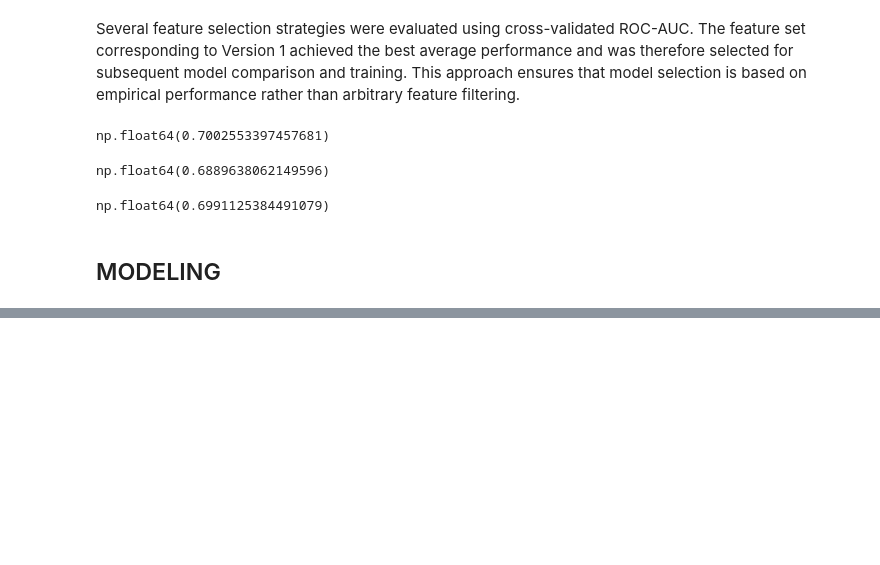
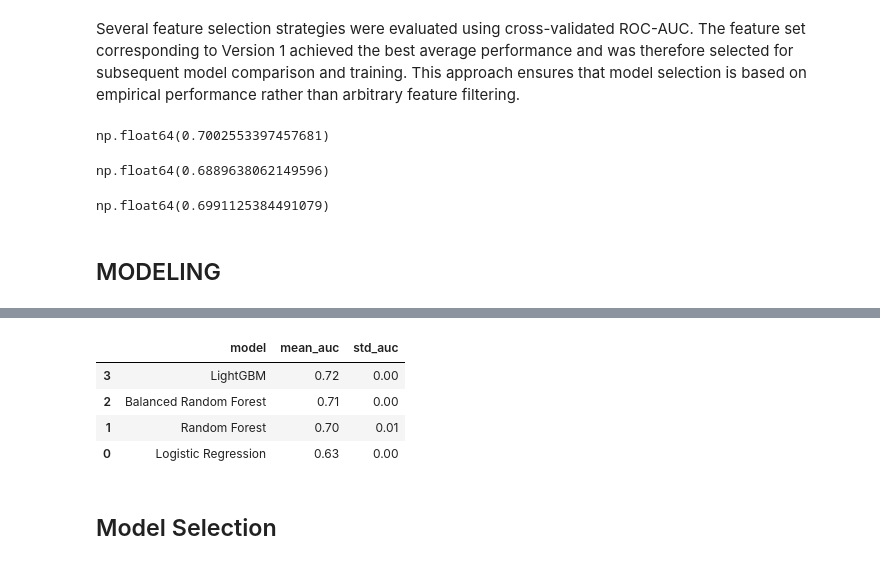
Before and after one commit to 4GeeksAcademy/final_project_creditscoring, a Jupyter notebook: notebooks/EDA.ipynb, the cells around one changed output, grey strips where cells are left out. Cells and saved outputs as stored; diff of their text form; code cells hidden in the pictures; blank space fills up the shorter version.

```diff
--- a/notebooks/EDA.ipynb
+++ b/notebooks/EDA.ipynb
@@ -1568,0 +1572,49 @@ X_train_1a, X_val_1a, y_train_1a, y_val = train_test_split(X_train_1, y_train, t
+# %%
+cv = StratifiedKFold(n_splits=5, shuffle=True, random_state=42)
+X_cv = X_train[features_ob1]
+# %%
+models = {
+    "Logistic Regression": LogisticRegression(
+        max_iter=1000,
+        class_weight="balanced",
+        n_jobs=-1
+    ),
+    "Random Forest": RandomForestClassifier(
+        random_state=42,
+        n_jobs=-1
+    ),
+    "Balanced Random Forest": BalancedRandomForestClassifier(
+        random_state=42,
+        n_jobs=-1
+    ),
+    "LightGBM": lgb.LGBMClassifier(
+        random_state=42,
+        n_jobs=-1
+    )
+}
+# %%
+rows = []
+
+for name, model in models.items():
+    scores = cross_val_score(
+        model, X_cv, y_train, cv=cv, scoring="roc_auc", n_jobs=-1
+    )
+    rows.append({
+        "model": name,
+        "mean_auc": scores.mean(),
+        "std_auc": scores.std()
+    })
+
+cv_results = pd.DataFrame(rows).sort_values(
+    by="mean_auc", ascending=False
+)
+
+cv_results
+# %% [output]
+|  | model | mean_auc | std_auc |
+| 3 | LightGBM | 0.72 | 0.00 |
+| 2 | Balanced Random Forest | 0.71 | 0.00 |
+| 1 | Random Forest | 0.70 | 0.01 |
+| 0 | Logistic Regression | 0.63 | 0.00 |
+# %% [markdown]
+## Model Selection
```
Also changed, not shown: parts of 37 cells of this notebook.
